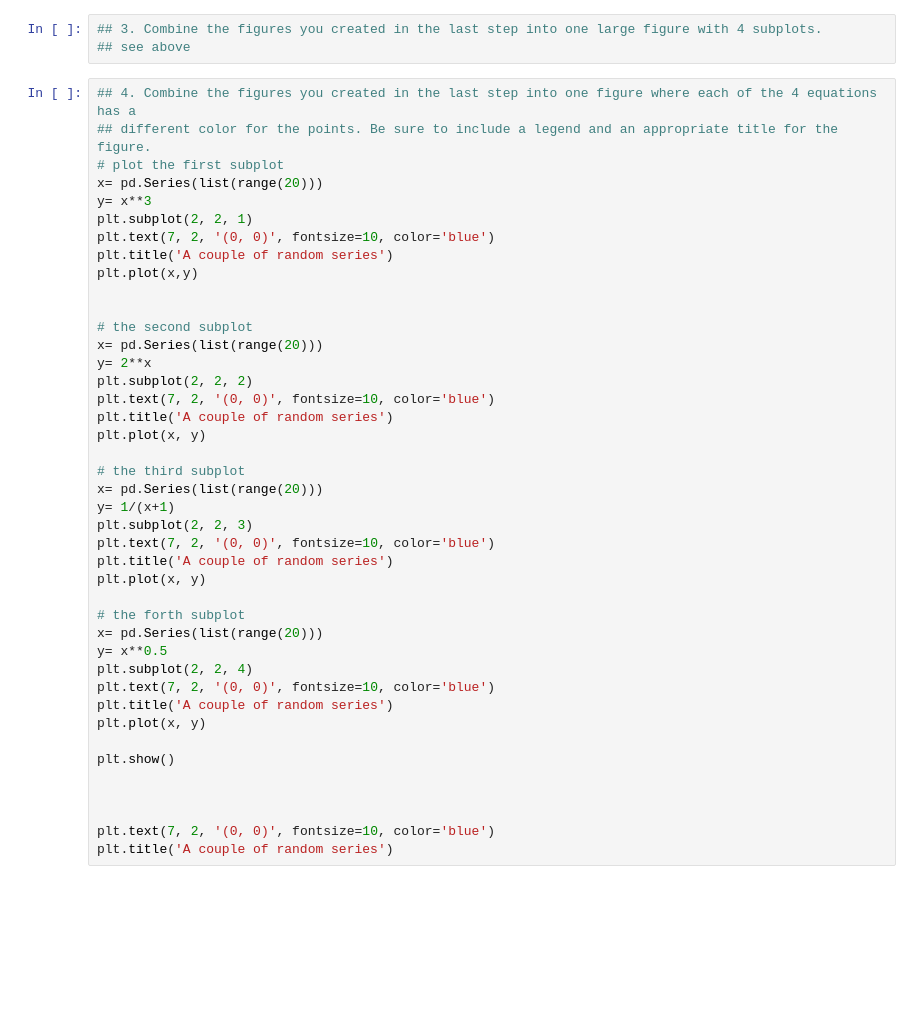
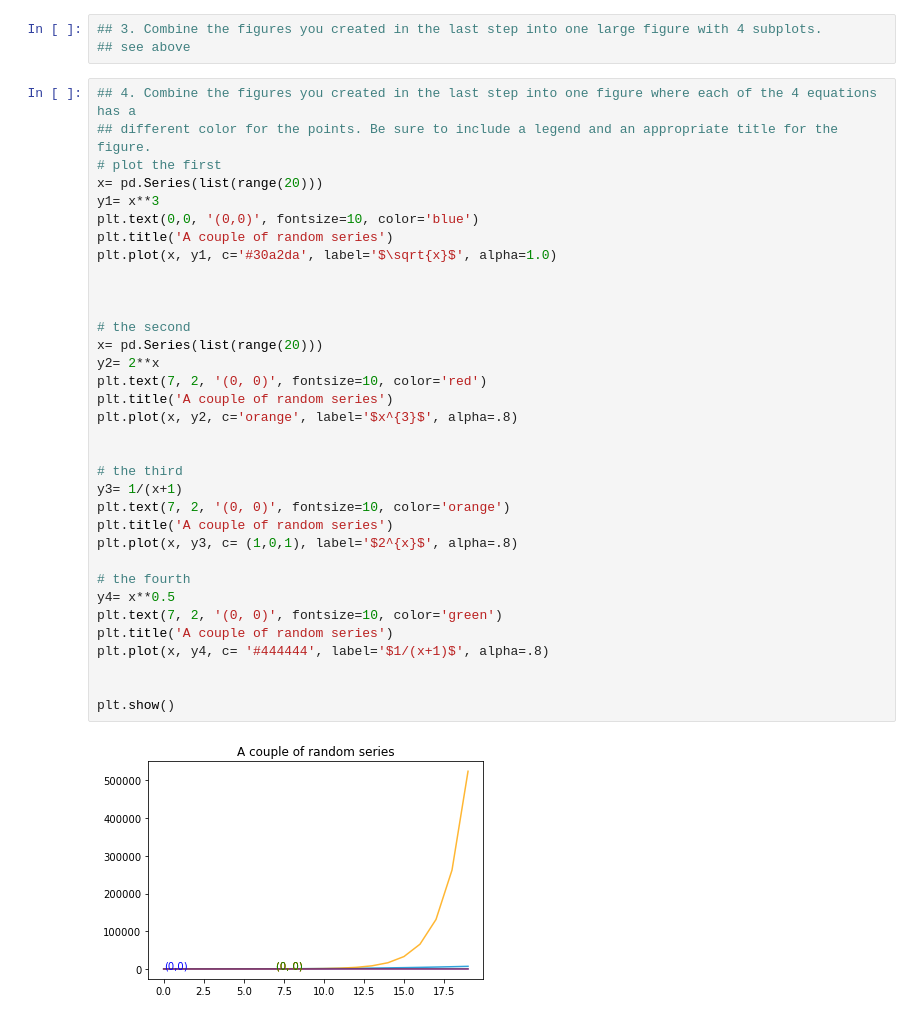
Before and after one commit to SLawsonWoods/numpy-pandas-visualization-exercises, a Jupyter notebook: matplotlib_exercises.ipynb, the cells around one changed output. Drawn from its saved outputs; the diff is of its cells as text; blank space fills up the shorter version.

```diff
--- a/matplotlib_exercises.ipynb
+++ b/matplotlib_exercises.ipynb
@@ -61,42 +59,36 @@ plt.show()
 # %%
 ## 4. Combine the figures you created in the last step into one figure where each of the 4 equations has a
 ## different color for the points. Be sure to include a legend and an appropriate title for the figure.
-# plot the first subplot
+# plot the first
 x= pd.Series(list(range(20)))
-y= x**3
-plt.subplot(2, 2, 1)
-plt.text(7, 2, '(0, 0)', fontsize=10, color='blue')
+y1= x**3
+plt.text(0,0, '(0,0)', fontsize=10, color='blue')
 plt.title('A couple of random series')
-plt.plot(x,y)
-
-
-# the second subplot
-x= pd.Series(list(range(20)))
-y= 2**x
-plt.subplot(2, 2, 2)
-plt.text(7, 2, '(0, 0)', fontsize=10, color='blue')
-plt.title('A couple of random series')
-plt.plot(x, y)
-
-# the third subplot
-x= pd.Series(list(range(20)))
-y= 1/(x+1)
-plt.subplot(2, 2, 3)
-plt.text(7, 2, '(0, 0)', fontsize=10, color='blue')
-plt.title('A couple of random series')
-plt.plot(x, y)
-
-# the forth subplot
-x= pd.Series(list(range(20)))
-y= x**0.5
-plt.subplot(2, 2, 4)
-plt.text(7, 2, '(0, 0)', fontsize=10, color='blue')
-plt.title('A couple of random series')
-plt.plot(x, y)
-
-plt.show()
+plt.plot(x, y1, c='#30a2da', label='$\sqrt{x}$', alpha=1.0)
 
 
 
-plt.text(7, 2, '(0, 0)', fontsize=10, color='blue')
+# the second
+x= pd.Series(list(range(20)))
+y2= 2**x
+plt.text(7, 2, '(0, 0)', fontsize=10, color='red')
 plt.title('A couple of random series')
+plt.plot(x, y2, c='orange', label='$x^{3}$', alpha=.8)
+
+
+# the third
+y3= 1/(x+1)
+plt.text(7, 2, '(0, 0)', fontsize=10, color='orange')
+plt.title('A couple of random series')
+plt.plot(x, y3, c= (1,0,1), label='$2^{x}$', alpha=.8)
+
+# the fourth
+y4= x**0.5
+plt.text(7, 2, '(0, 0)', fontsize=10, color='green')
+plt.title('A couple of random series')
+plt.plot(x, y4, c= '#444444', label='$1/(x+1)$', alpha=.8)
+
+
+plt.show()
+# %% [output]
+[figure, added]
```
Also changed, not shown: parts of 1 cell of this notebook, 1 other file.
